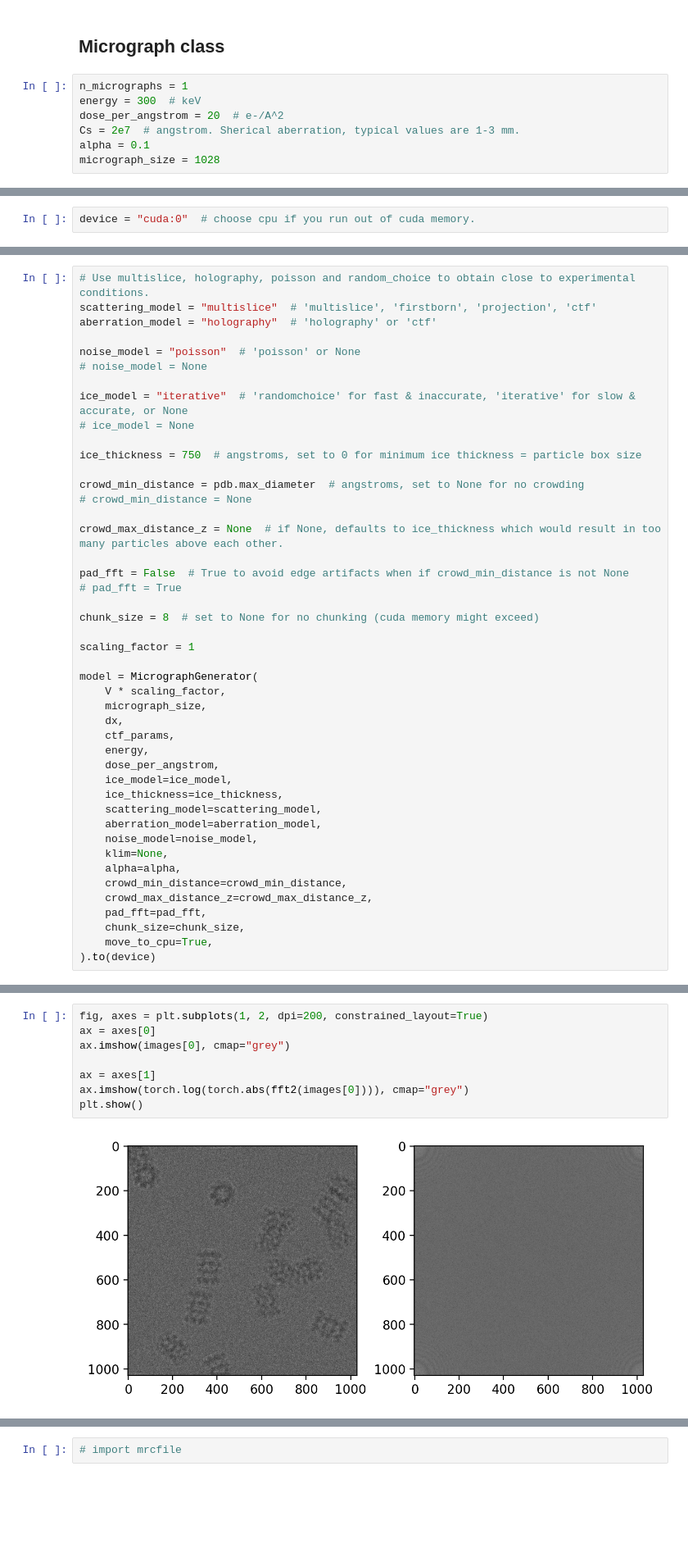
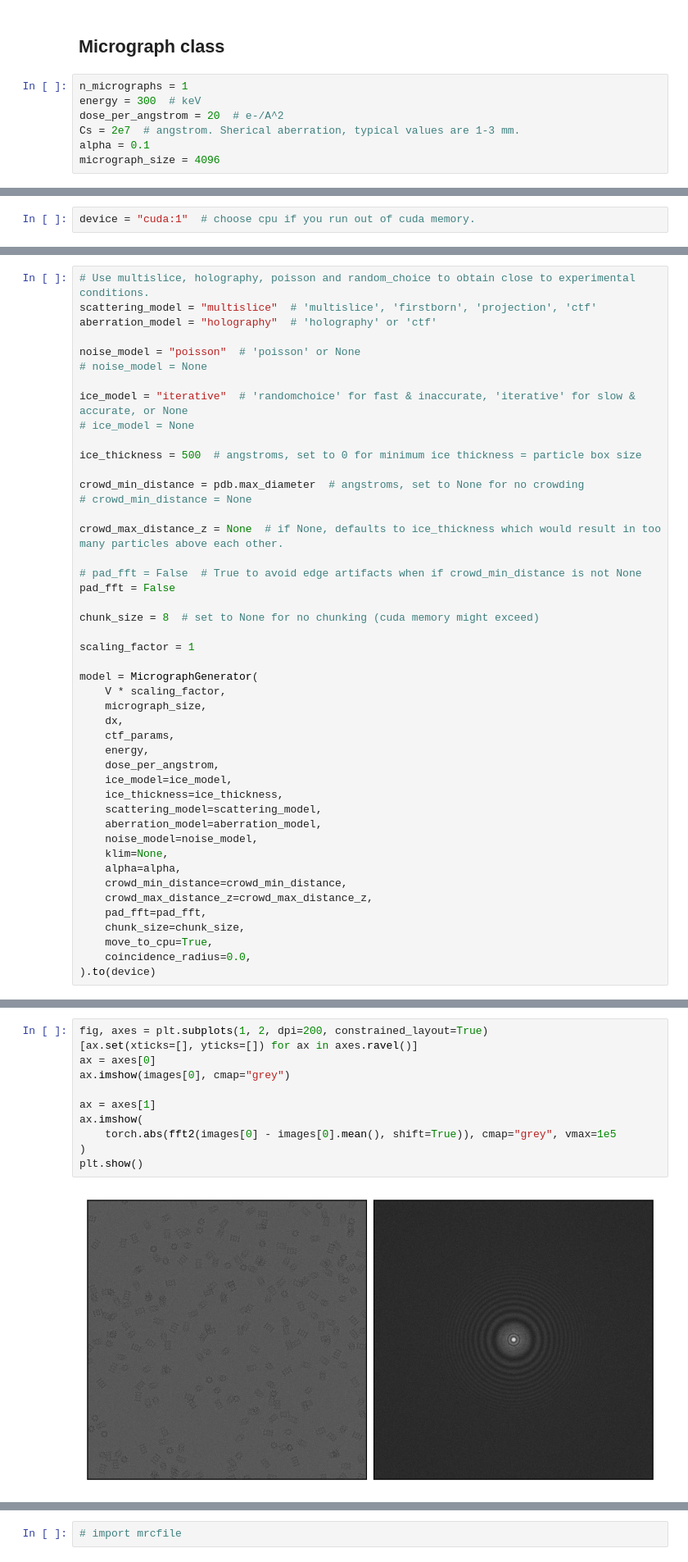
Before and after one commit to joelyeois/specter, a Jupyter notebook: demo-notebooks/micrograph-generator.ipynb, the cells around one changed output, grey strips where cells are left out. Shown at 82% size. Drawn from its saved outputs; the diff is of its cells as text; blank space fills up the shorter version.

Commit message:
added coincidence loss, fixed typehints

```diff
--- a/demo-notebooks/micrograph-generator.ipynb
+++ b/demo-notebooks/micrograph-generator.ipynb
@@ -45,7 +47,7 @@ energy = 300  # keV
 dose_per_angstrom = 20  # e-/A^2
 Cs = 2e7  # angstrom. Sherical aberration, typical values are 1-3 mm.
 alpha = 0.1
-micrograph_size = 1028
+micrograph_size = 4096
 # %%
 # random defocus
 defocus_min = 5000  # angstrom
@@ -59,4 +61,4 @@ ctf_params = {
     "dfu": defocus_A,
 }
 # %%
-device = "cuda:0"  # choose cpu if you run out of cuda memory.
+device = "cuda:1"  # choose cpu if you run out of cuda memory.
@@ -71,15 +77,15 @@ noise_model = "poisson"  # 'poisson' or None
 ice_model = "iterative"  # 'randomchoice' for fast & inaccurate, 'iterative' for slow & accurate, or None
 # ice_model = None
 
-ice_thickness = 750  # angstroms, set to 0 for minimum ice thickness = particle box size
+ice_thickness = 500  # angstroms, set to 0 for minimum ice thickness = particle box size
 
 crowd_min_distance = pdb.max_diameter  # angstroms, set to None for no crowding
 # crowd_min_distance = None
 
 crowd_max_distance_z = None  # if None, defaults to ice_thickness which would result in too many particles above each other.
 
-pad_fft = False  # True to avoid edge artifacts when if crowd_min_distance is not None
-# pad_fft = True
+# pad_fft = False  # True to avoid edge artifacts when if crowd_min_distance is not None
+pad_fft = False
 
 chunk_size = 8  # set to None for no chunking (cuda memory might exceed)
 
@@ -104,6 +110,7 @@ model = MicrographGenerator(
     pad_fft=pad_fft,
     chunk_size=chunk_size,
     move_to_cpu=True,
+    coincidence_radius=0.0,
 ).to(device)
 # %% [output]
 [interactive output not drawn]
@@ -140,10 +151,13 @@ plot3d(model.vol[0].detach().cpu())
 # %%
 fig, axes = plt.subplots(1, 2, dpi=200, constrained_layout=True)
+[ax.set(xticks=[], yticks=[]) for ax in axes.ravel()]
 ax = axes[0]
 ax.imshow(images[0], cmap="grey")
 
 ax = axes[1]
-ax.imshow(torch.log(torch.abs(fft2(images[0]))), cmap="grey")
+ax.imshow(
+    torch.abs(fft2(images[0] - images[0].mean(), shift=True)), cmap="grey", vmax=1e5
+)
 plt.show()
 # %% [output]
-[figure, old version]
+[figure, new version]
```
Also changed, not shown: parts of 10 cells of this notebook, 57 other files.
